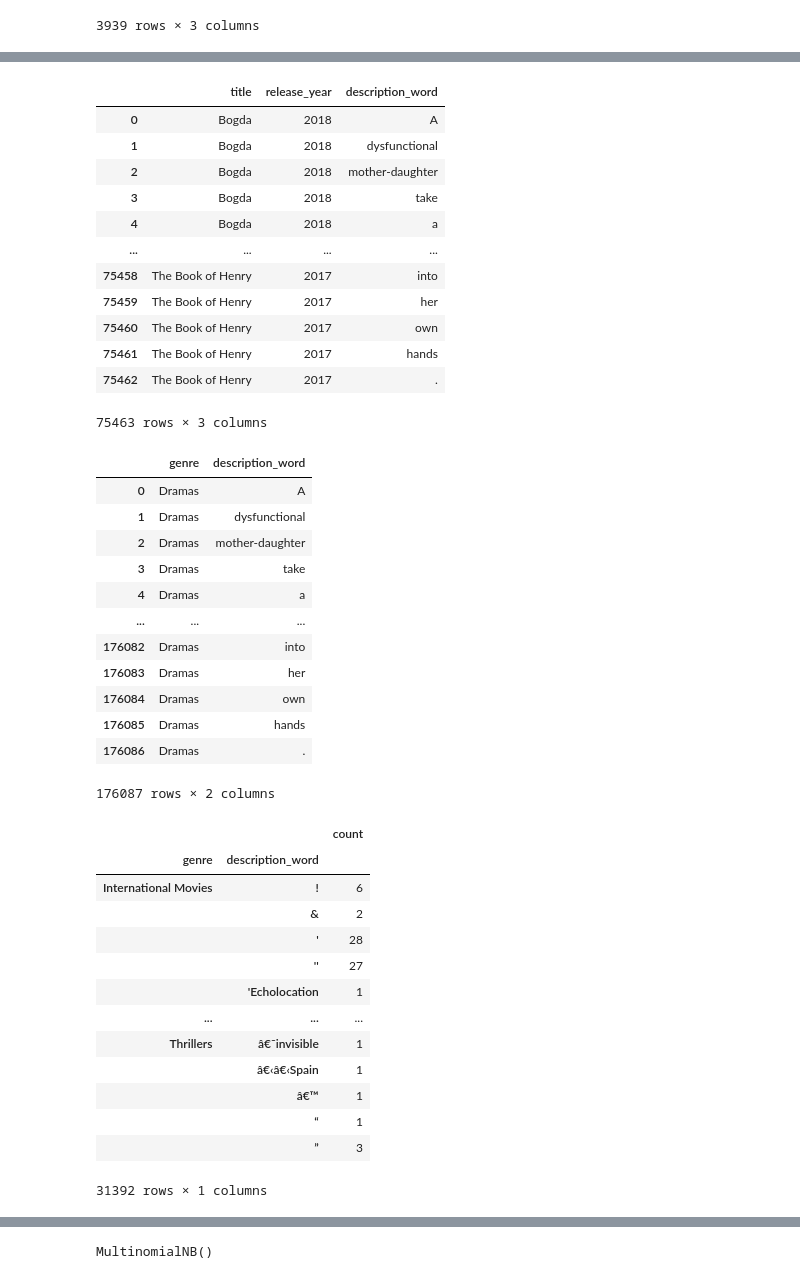
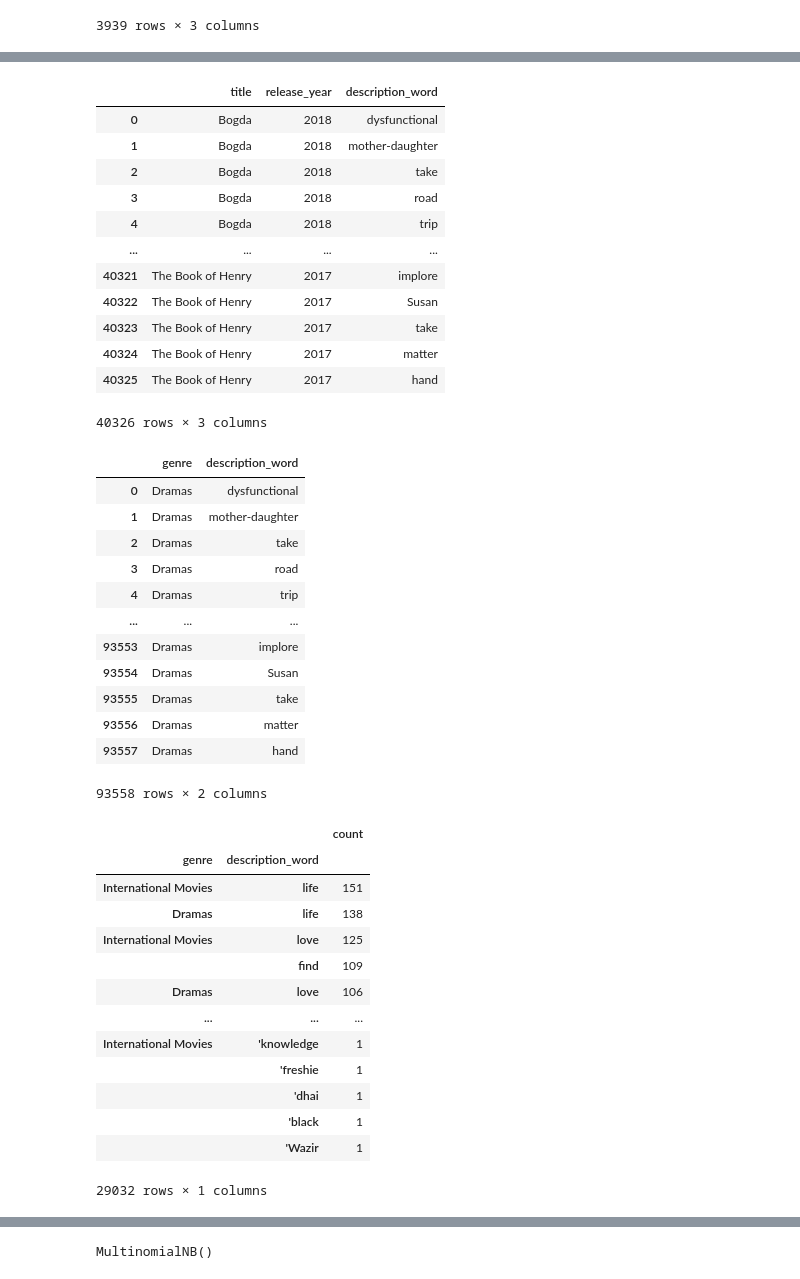
Before and after one commit to anthonybrown0528/csc-442-course-project, a Jupyter notebook: notebook/hw6/genre_description_score_analysis.ipynb, the cells around one changed output, grey strips where cells are left out. Cells and saved outputs as stored; diff of their text form; code cells hidden in the pictures.

```diff
--- a/notebook/hw6/genre_description_score_analysis.ipynb
+++ b/notebook/hw6/genre_description_score_analysis.ipynb
@@ -5,5 +7,5 @@ import pandas as pd
 # %%
-filepath = 'https://raw.githubusercontent.com/anthonybrown0528/csc-442-course-project/refs/heads/main/dataset/clean/netflix_film_imdb_data.csv'
+filepath = 'https://raw.githubusercontent.com/anthonybrown0528/csc-442-course-project/refs/heads/main/dataset/clean/hw6/netflix_film_imdb_scores_cleaned_descriptions_df.csv'
 df = pd.read_csv(filepath)
 # %%
 df.head()
@@ -56,7 +64,7 @@ for _, row in X_train.iterrows():
   for genre in genres:
     movie_genre_map['title'].append(row['title'])
     movie_genre_map['release_year'].append(row['release_year'])
-    movie_genre_map['genre'].append(genre)
+    movie_genre_map['genre'].append(genre.strip())
 # %%
 movie_genre_df = pd.DataFrame(movie_genre_map)
 movie_genre_df
@@ -77,6 +112,6 @@ movie_genre_df
 # %%
 genre_group = movie_genre_df.groupby(by='genre')
 # %%
-genre_counts_df = genre_group.count()
+genre_counts_df = genre_group.count().drop(columns=['release_year']).rename(columns={'title': 'count'})
 genre_counts_df
 # %% [output]
@@ -97,10 +136,8 @@ genre_counts_df
 # %%
-genre_counts_sorted_df = genre_counts_df.sort_values(by='title', ascending=False)
+genre_counts_sorted_df = genre_counts_df.sort_values(by='count', ascending=False)
 most_frequent_genres_df = genre_counts_sorted_df.iloc[:10]
 
 frequent_genres = list(most_frequent_genres_df.index)
-
-most_frequent_genres_df = most_frequent_genres_df.drop(columns=['release_year']).rename(columns={'title': 'count'})
 most_frequent_genres_df.plot.barh(y='count', title='Genre Counts')
 # %% [output]
 <Axes: title={'center': 'Genre Counts'}, ylabel='genre'>
@@ -135,37 +174,38 @@ movie_description_words_df = pd.DataFrame(movie_description_words_map)
 movie_description_words_df
 # %% [output]
 |  | title | release_year | description_word |
-| 0 | Bogda | 2018 | A |
-| 1 | Bogda | 2018 | dysfunctional |
-| 2 | Bogda | 2018 | mother-daughter |
-| 3 | Bogda | 2018 | take |
-| 4 | Bogda | 2018 | a |
+| 0 | Bogda | 2018 | dysfunctional |
+| 1 | Bogda | 2018 | mother-daughter |
+| 2 | Bogda | 2018 | take |
+| 3 | Bogda | 2018 | road |
+| 4 | Bogda | 2018 | trip |
 | ... | ... | ... | ... |
-| 75458 | The Book of Henry | 2017 | into |
-| 75459 | The Book of Henry | 2017 | her |
-| 75460 | The Book of Henry | 2017 | own |
-| 75461 | The Book of Henry | 2017 | hands |
-| 75462 | The Book of Henry | 2017 | . |
+| 40321 | The Book of Henry | 2017 | implore |
+| 40322 | The Book of Henry | 2017 | Susan |
+| 40323 | The Book of Henry | 2017 | take |
+| 40324 | The Book of Henry | 2017 | matter |
+| 40325 | The Book of Henry | 2017 | hand |
-75463 rows × 3 columns
+40326 rows × 3 columns
 # %%
+# Find the words that are mentioned in a movie with a genre
 movie_genre_description_word_df = pd.merge(movie_genre_df, movie_description_words_df, how='inner', on=['title', 'release_year'])
 movie_genre_description_word_df = movie_genre_description_word_df[['genre', 'description_word']]
 
 movie_genre_description_word_df
 # %% [output]
 |  | genre | description_word |
-| 0 | Dramas | A |
-| 1 | Dramas | dysfunctional |
-| 2 | Dramas | mother-daughter |
-| 3 | Dramas | take |
-| 4 | Dramas | a |
+| 0 | Dramas | dysfunctional |
+| 1 | Dramas | mother-daughter |
+| 2 | Dramas | take |
+| 3 | Dramas | road |
+| 4 | Dramas | trip |
 | ... | ... | ... |
-| 176082 | Dramas | into |
-| 176083 | Dramas | her |
-| 176084 | Dramas | own |
-| 176085 | Dramas | hands |
-| 176086 | Dramas | . |
+| 93553 | Dramas | implore |
+| 93554 | Dramas | Susan |
+| 93555 | Dramas | take |
+| 93556 | Dramas | matter |
+| 93557 | Dramas | hand |
-176087 rows × 2 columns
+93558 rows × 2 columns
 # %%
 genre_word_query_df = movie_genre_description_word_df
 genre_word_query_df['count'] = 0
@@ -173,22 +214,22 @@ genre_word_query_df['count'] = 0
 genre_word_query_group = genre_word_query_df.groupby(by=['genre', 'description_word'])
 # %%
 genre_word_query_count_df = genre_word_query_group.count()
-genre_word_query_count_df.loc[frequent_genres, :]
+genre_word_query_count_df.loc[frequent_genres, :].sort_values(by='count', ascending=False)
 # %% [output]
 |  |  | count |
 | genre | description_word |  |
-| International Movies | ! | 6 |
-|  | & | 2 |
-|  | ' | 28 |
-|  | '' | 27 |
-|  | 'Echolocation | 1 |
+| International Movies | life | 151 |
+| Dramas | life | 138 |
+| International Movies | love | 125 |
+|  | find | 109 |
+| Dramas | love | 106 |
 | ... | ... | ... |
-| Thrillers | â€˜invisible | 1 |
-|  | â€‹â€‹Spain | 1 |
-|  | â€™ | 1 |
-|  | “ | 1 |
-|  | ” | 3 |
+| International Movies | 'knowledge | 1 |
+|  | 'freshie | 1 |
+|  | 'dhai | 1 |
+|  | 'black | 1 |
+|  | 'Wazir | 1 |
-31392 rows × 1 columns
+29032 rows × 1 columns
 # %%
 genre_bag_of_description_words_map = {}
 
```
Also changed, not shown: parts of 31 cells of this notebook.
